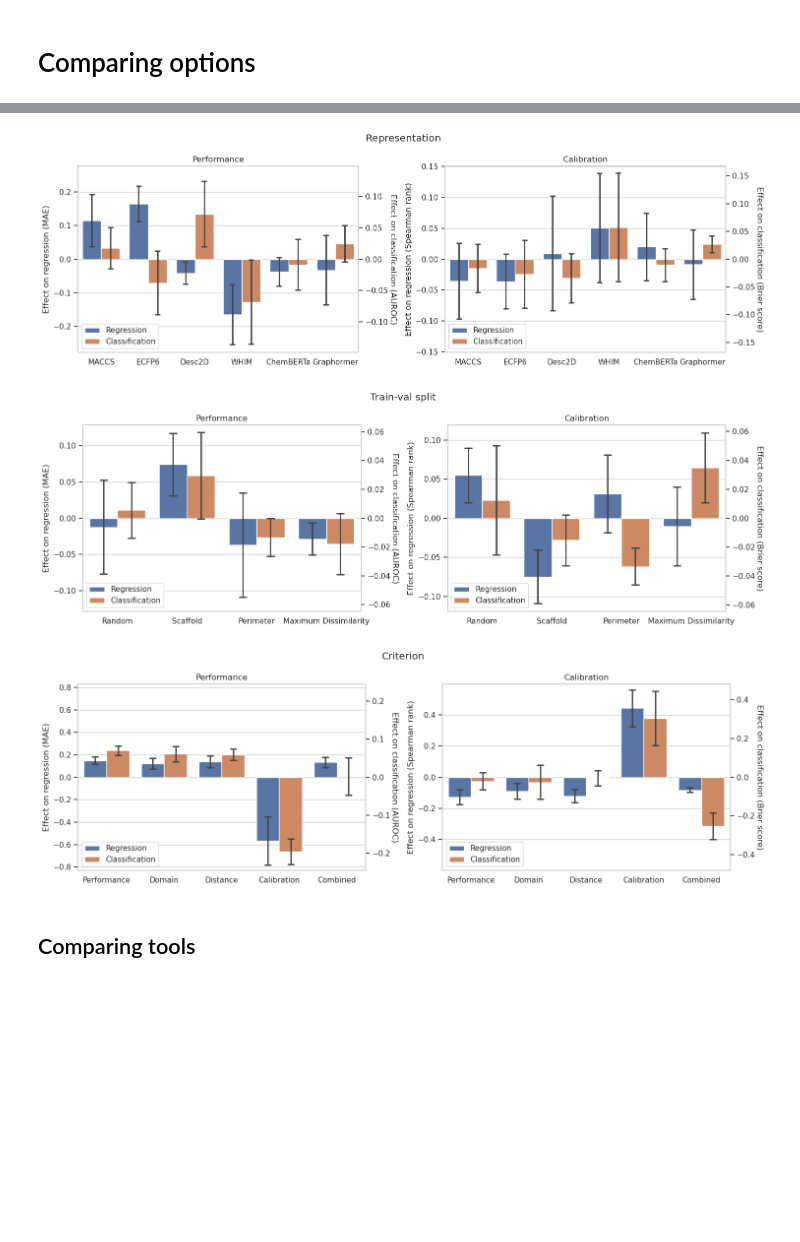
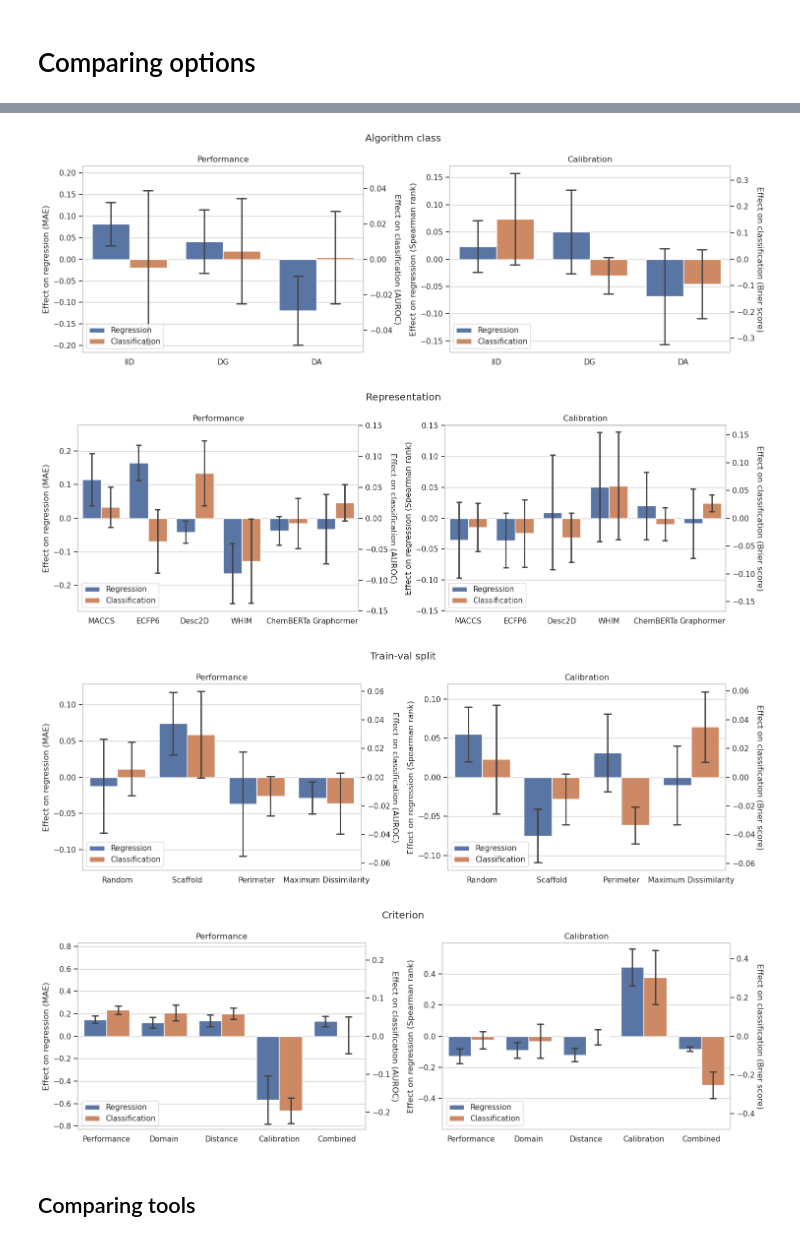
Before and after one commit to valence-labs/mood-experiments, a Jupyter notebook: notebooks/09. Comparing tools and options.ipynb, the cells around one changed output, grey strips where cells are left out. Saved outputs shown, nothing was run; the diff lists cells and outputs as text; code cells hidden in the pictures; blank space fills up the shorter version.

Commit message:
Changed some of the plots based on discussion while writing

```diff
--- a/notebooks/09. Comparing tools and options.ipynb
+++ b/notebooks/09. Comparing tools and options.ipynb
@@ -142,3 +144,16 @@ df_original.groupby("dataset")[["val_performance_final", "val_calibration_final"
+# %%
+mapping = {
+    "RF": "IID",
+    "GP": "IID",
+    "MLP": "IID",
+    "CORAL": "DA",
+    "DANN": "DA",
+    "Mixup": "DA",
+    "IB-ERM": "DG",
+    "VREx": "DG",
+    "MTL": "DG",
+}
+df_original["algorithm_class"] = df_original["algorithm"].apply(mapping.get)
 # %% [markdown]
 # Comparing options
 # %%
@@ -220,6 +235,7 @@ CAT_TO_ORDERING = {
     "representation": MOOD_REPRESENTATIONS,
     "criterion": MOOD_CRITERIA,
     "train_val_split": MOOD_SPLITTERS,
+    "algorithm_class": ["IID", "DG", "DA"],
 }
 
 CAT_TO_TITLE = {
@@ -227,6 +243,7 @@ CAT_TO_TITLE = {
     "representation": "Representation",
     "criterion": "Criterion",
     "train_val_split": "Train-val split",
+    "algorithm_class": "Algorithm class"
 }
 
 
@@ -276,37 +293,38 @@ def plot_single(df, category, is_calibration, ax_regression, cmap, metrics):
     ax_regression.set_xticklabels(labels, fontsize=11)
 
     ax_classification.set_ylabel(f"Effect on classification ({metrics[1]})", rotation=270, labelpad=12)
     ax_regression.set_ylabel(f"Effect on regression ({metrics[0]})")
 
 
 def plot(df):
     df = df.copy()
 
     sns.set_theme(style="whitegrid")
     cmap = sns.color_palette()
 
-    for category in ["algorithm", "representation", "train_val_split", "criterion"]:
+    for category in ["algorithm", "algorithm_class", "representation", "train_val_split", "criterion"]:
 
         fig, axs = plt.subplots(ncols=2, nrows=1, figsize=(15, 5))
         for icol, is_calibration in enumerate([False, True]):
 
             if is_calibration:
                 metrics = ("Spearman rank", "Brier score")
             else:
                 metrics = ("MAE", "AUROC")
 
             plot_single(df, category, is_calibration, axs[icol], cmap=cmap, metrics=metrics)
 
         fig.suptitle(CAT_TO_TITLE[category])
         plt.tight_layout()
 
 
 plot(df_original)
 # %% [output]
 [figure]
-[figure, old version]
+[figure, new version]
-[figure, old version]
+[figure, new version]
-[figure, old version]
+[figure, new version]
+[figure, added]
 # %% [markdown]
 ## Comparing tools
 # %%
```
Also changed, not shown: parts of 12 cells of this notebook, 1 other file.
